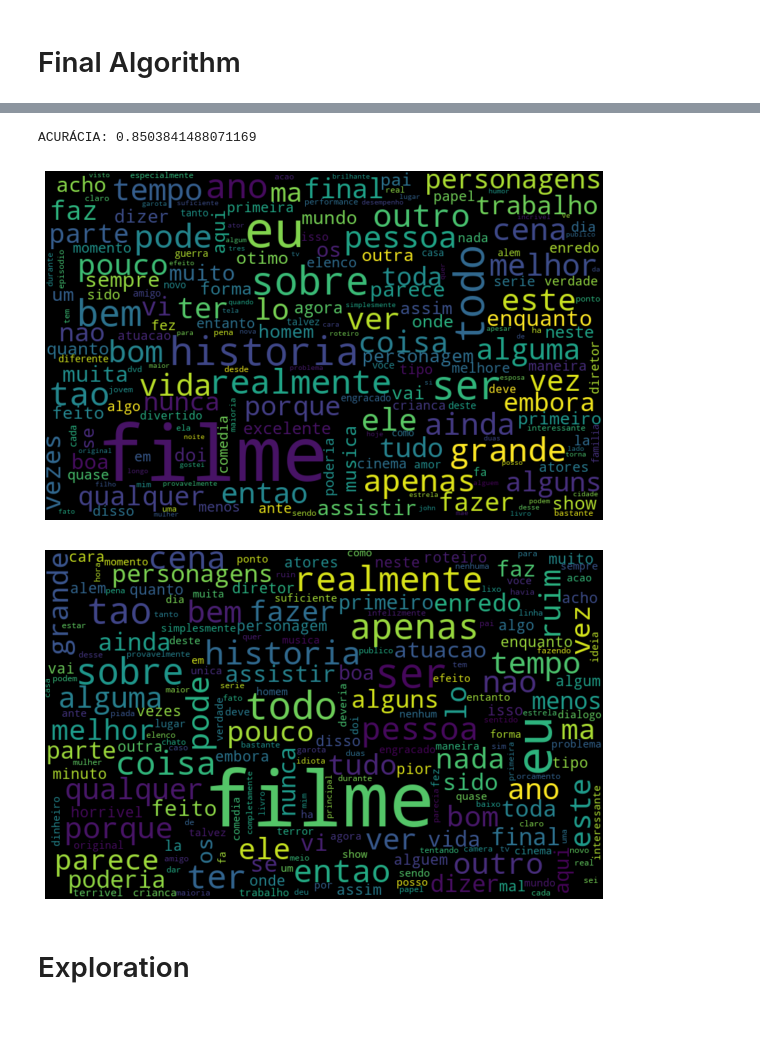
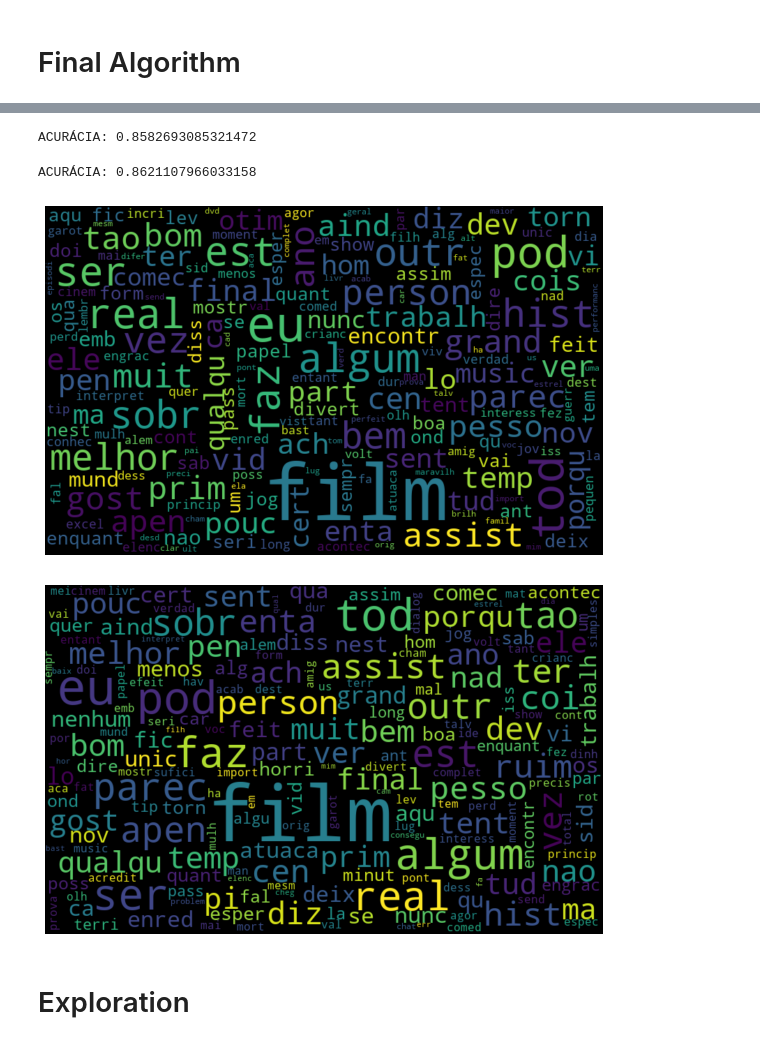
Before and after one commit to lucasrcsantana/training-nlp, a Jupyter notebook: Intro a NLP - sentiment analysis/Intro to NLP - Sentiment Analysis.ipynb, the cells around one changed output, grey strips where cells are left out. Drawn from its saved outputs; the diff is of its cells as text; code cells hidden in the pictures.

```diff
--- a/Intro a NLP - sentiment analysis/Intro to NLP - Sentiment Analysis.ipynb
+++ b/Intro a NLP - sentiment analysis/Intro to NLP - Sentiment Analysis.ipynb
@@ -5,4 +5,4 @@
 # %%
 import pandas as pd
 # %%
-reviews = pd.read_csv('imdb-reviews-pt-br.csv')
+df = pd.read_csv('imdb-reviews-pt-br.csv')
@@ -12,5 +10,5 @@ FileNotFoundError: [Errno 2] File b'imdb-reviews-pt-br.csv' does not exist: b'im
 map_sentiment = {'neg': 0,
                 'pos': 1}
 # %%
-reviews['class'] = reviews['sentiment'].map(map_sentiment)
+df['class'] = df['sentiment'].map(map_sentiment)
 # %%
@@ -67,11 +123,11 @@ ACURÁCIA: 0.8502830570157703
 # %%
-df = reviews
-text_column = 'processed_phrases'
+df = df
+text_column = 'clean_text'
 class_column = 'class'
 test_size=0.2
 random_state=100
 max_features = 1000
 max_iter = 200
-train_dataset=reviews_train
-class_dataset=class_train
+train_dataset=x_train
+class_dataset=y_train
 # %%
@@ -92,5 +155,5 @@ def pipeline_classify_text(
 # %%
-pipeline_classify_text(
+pipeline_classify_text_bag(
     df,
     text_column,
     class_column,
@@ -101,4 +164,4 @@ pipeline_classify_text(
     max_features,
     max_iter)
 # %% [output]
-ACURÁCIA: 0.8503841488071169
+ACURÁCIA: 0.8582693085321472
@@ -105,3 +190,16 @@ ACURÁCIA: 0.8503841488071169
+# %%
+pipeline_classify_text_tfidf(
+    df,
+    text_column,
+    class_column,
+    train_dataset,
+    class_dataset,
+    test_size,
+    random_state,
+    max_features,
+    max_iter)
+# %% [output]
+ACURÁCIA: 0.8621107966033158
 # %%
 def generate_word_cloud(df):
     %matplotlib inline
@@ -127,14 +225,14 @@ def generate_word_cloud(df):
     plt.show()
 # %%
 generate_word_cloud(
-    reviews[reviews['sentiment'] == 'pos']['processed_phrases'])
+    df[df['sentiment'] == 'pos']['clean_text'])
 # %% [output]
-[figure, old version]
+[figure, new version]
 # %%
 generate_word_cloud(
-    reviews[reviews['sentiment'] == 'neg']['processed_phrases'])
+    df[df['sentiment'] == 'neg']['clean_text'])
 # %% [output]
-[figure, old version]
+[figure, new version]
 # %% [markdown]
 # Exploration
 # %%
```
Also changed, not shown: parts of 34 cells of this notebook.
